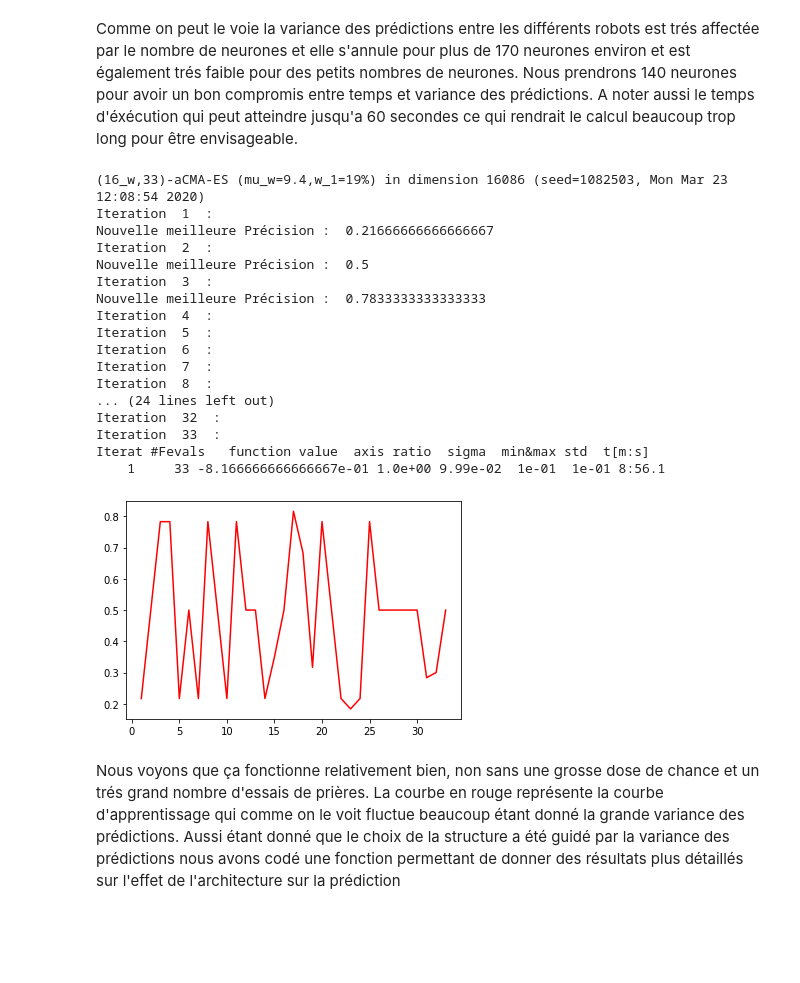
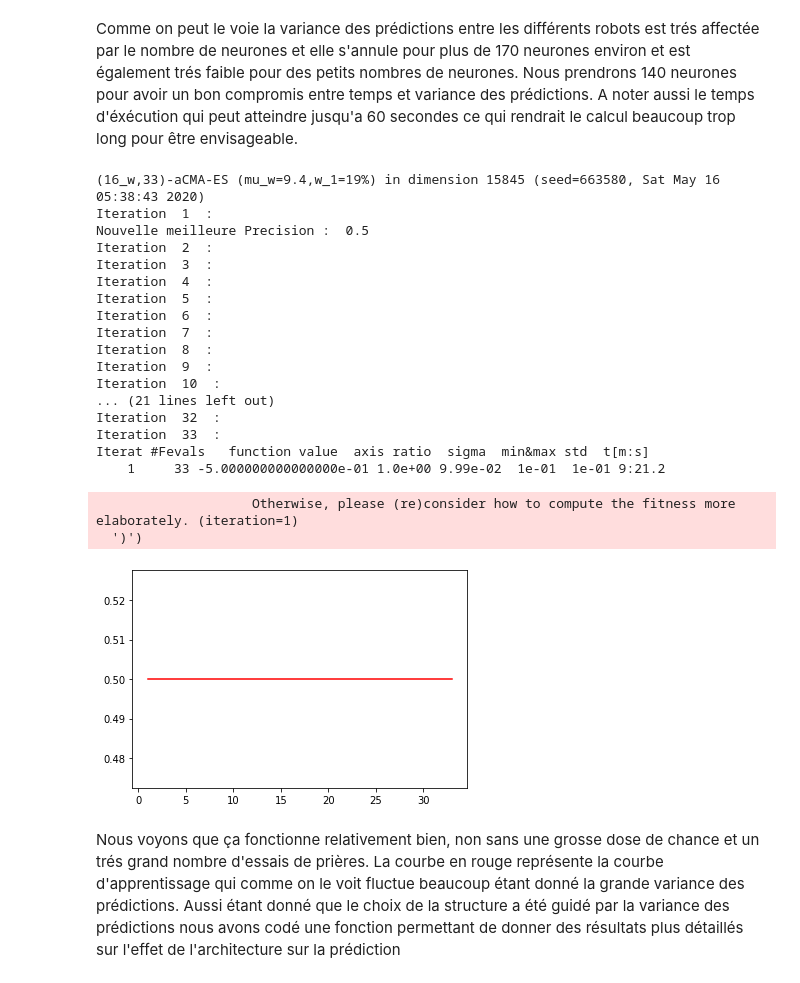
Before and after one commit to steagsInc/Projet_Kilobots, a Jupyter notebook: Rapport.ipynb, the cells around one changed output. Saved outputs shown, nothing was run; the diff lists cells and outputs as text; code cells hidden in the pictures; blank space fills up the shorter version.

```diff
--- a/Rapport.ipynb
+++ b/Rapport.ipynb
@@ -405,28 +408,30 @@ A noter aussi le temps d'éxécution qui peut atteindre jusqu'a 60 secondes ce q
 # %%
 shape = dict(
         NEURONES = 120,
         HIDDEN = 2
     )
-optimizeNeuralNetwork(10,0.1,fitnessPrecision,shape)
+optimizeNeuralNetwork(50,0.1,fitnessPrecision,shape)
 # %% [output]
-(16_w,33)-aCMA-ES (mu_w=9.4,w_1=19%) in dimension 16086 (seed=1082503, Mon Mar 23 12:08:54 2020)
+(16_w,33)-aCMA-ES (mu_w=9.4,w_1=19%) in dimension 15845 (seed=663580, Sat May 16 05:38:43 2020)
 Iteration  1  :
-Nouvelle meilleure Précision :  0.21666666666666667
+Nouvelle meilleure Precision :  0.5
 Iteration  2  :
-Nouvelle meilleure Précision :  0.5
 Iteration  3  :
-Nouvelle meilleure Précision :  0.7833333333333333
 Iteration  4  :
 Iteration  5  :
 Iteration  6  :
 Iteration  7  :
 Iteration  8  :
-... (24 lines left out)
+Iteration  9  :
+Iteration  10  :
+... (21 lines left out)
 Iteration  32  :
 Iteration  33  :
 Iterat #Fevals   function value  axis ratio  sigma  min&max std  t[m:s]
-    1     33 -8.166666666666667e-01 1.0e+00 9.99e-02  1e-01  1e-01 8:56.1
+    1     33 -5.000000000000000e-01 1.0e+00 9.99e-02  1e-01  1e-01 9:21.2
+                    Otherwise, please (re)consider how to compute the fitness more elaborately. (iteration=1)
+  ')')
-[figure, old version]
+[figure, new version]
 # %% [markdown]
 Nous voyons que ça fonctionne relativement bien, non sans une grosse dose de chance et un trés grand nombre d'essais de prières.
 La courbe en rouge représente la courbe d'apprentissage qui comme on le voit fluctue beaucoup étant donné la grande variance des prédictions.
```
Also changed, not shown: parts of 1 cell of this notebook, 48 other files.
